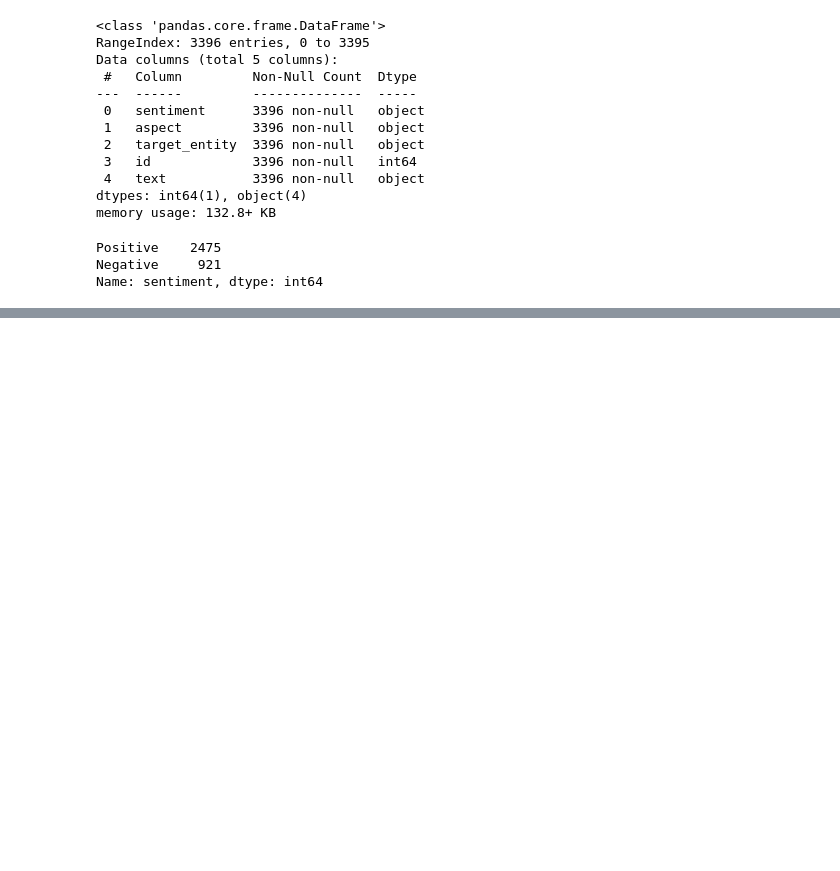
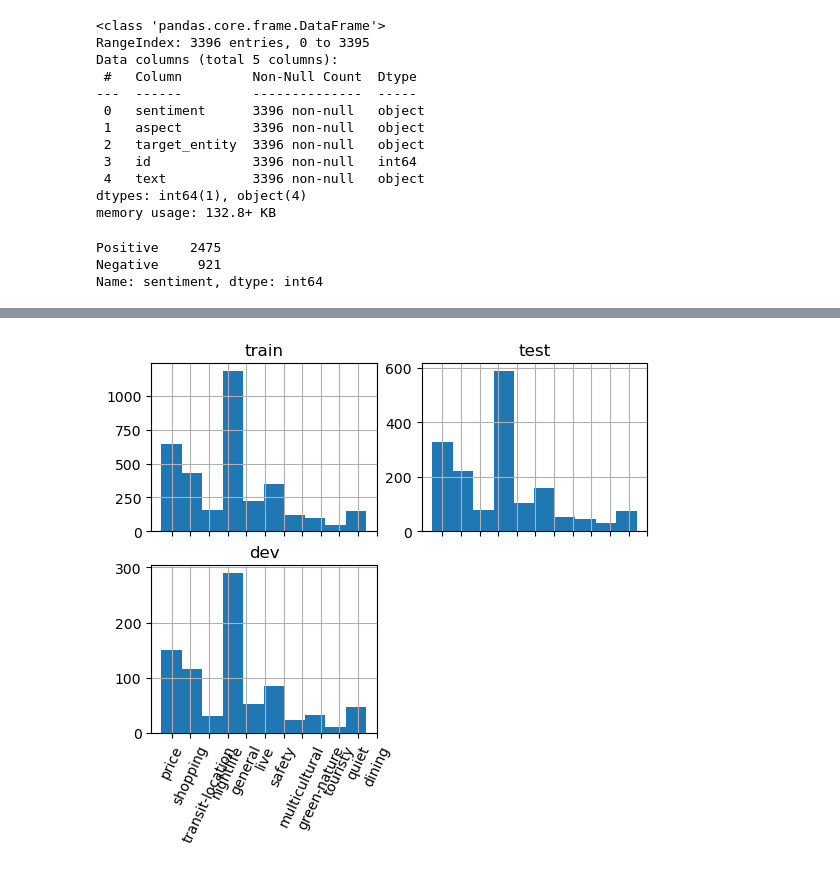
Before and after one commit to erdemkarakoylu/targeted_sentiment_nli, a Jupyter notebook: notebooks/eda_sentihood.ipynb, the cells around one changed output, grey strips where cells are left out. Saved outputs shown, nothing was run; the diff lists cells and outputs as text; code cells hidden in the pictures; blank space fills up the shorter version.

```diff
--- a/notebooks/eda_sentihood.ipynb
+++ b/notebooks/eda_sentihood.ipynb
@@ -106,0 +182,4 @@ Name: sentiment, dtype: int64
+# %%
+plot_hist(column='aspect', xrot=65)
+# %% [output]
+[figure, added]
```
Also changed, not shown: parts of 11 cells of this notebook.
